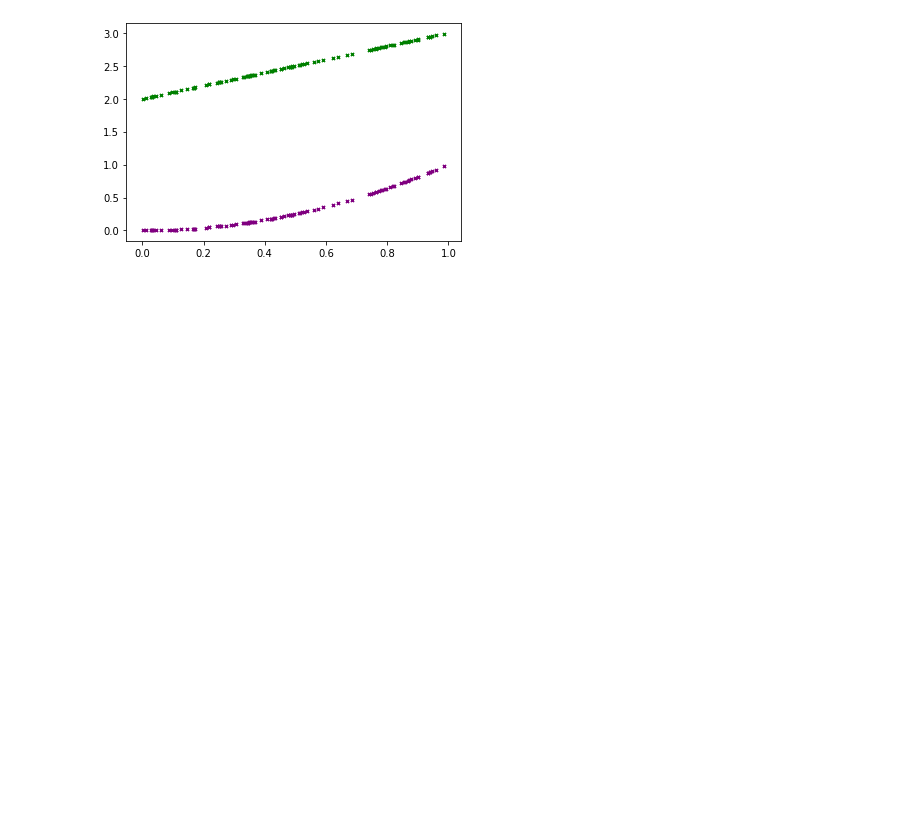
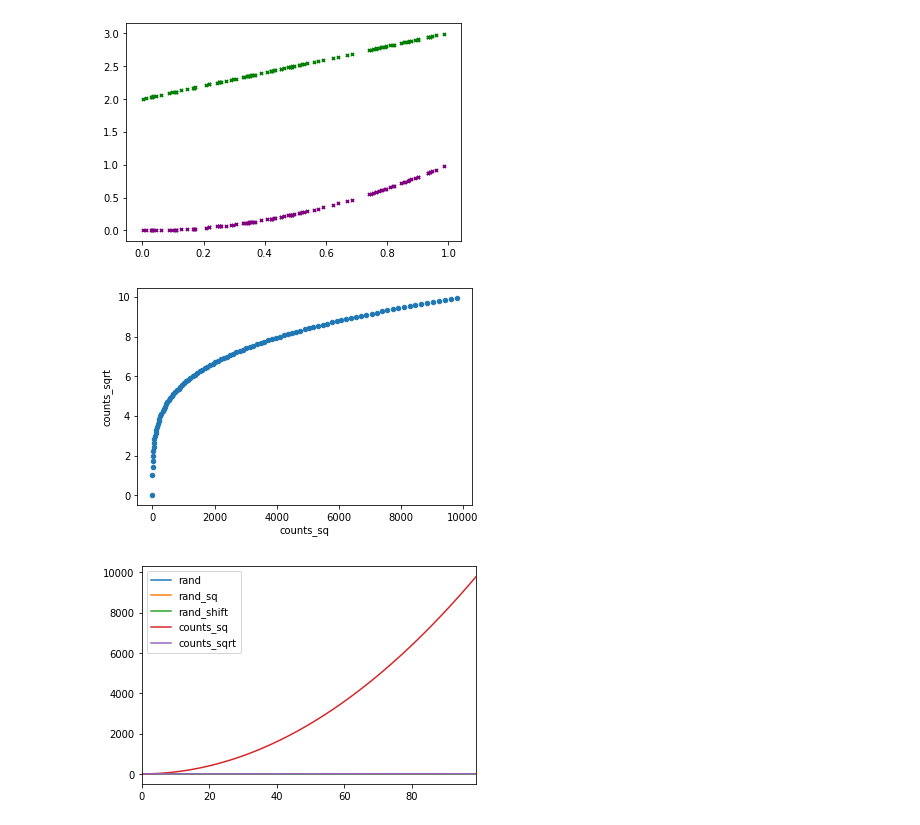
Before and after one commit to matthewmjm/data-science-exercises, a Jupyter notebook: 7-basic-stats-and-probability-with-python/7.4_Plotting-basics.ipynb, the cells around one changed output. Saved outputs shown, nothing was run; the diff lists cells and outputs as text; code cells hidden in the pictures; blank space fills up the shorter version.

Commit message:
Completed Module 7-4 and the associated assignment on plotting basics.

```diff
--- a/7-basic-stats-and-probability-with-python/7.4_Plotting-basics.ipynb
+++ b/7-basic-stats-and-probability-with-python/7.4_Plotting-basics.ipynb
@@ -128,0 +131,10 @@ plt.show()
+# %%
+import numpy as np
+import pandas as pd
+import matplotlib.pyplot as plt
+df.plot(kind='scatter', x='counts_sq', y='counts_sqrt')
+df.plot(kind='line')
+plt.show()
+# %% [output]
+[figure, added]
+[figure, added]
```
Also changed, not shown: parts of 17 cells of this notebook, 9 other files.
